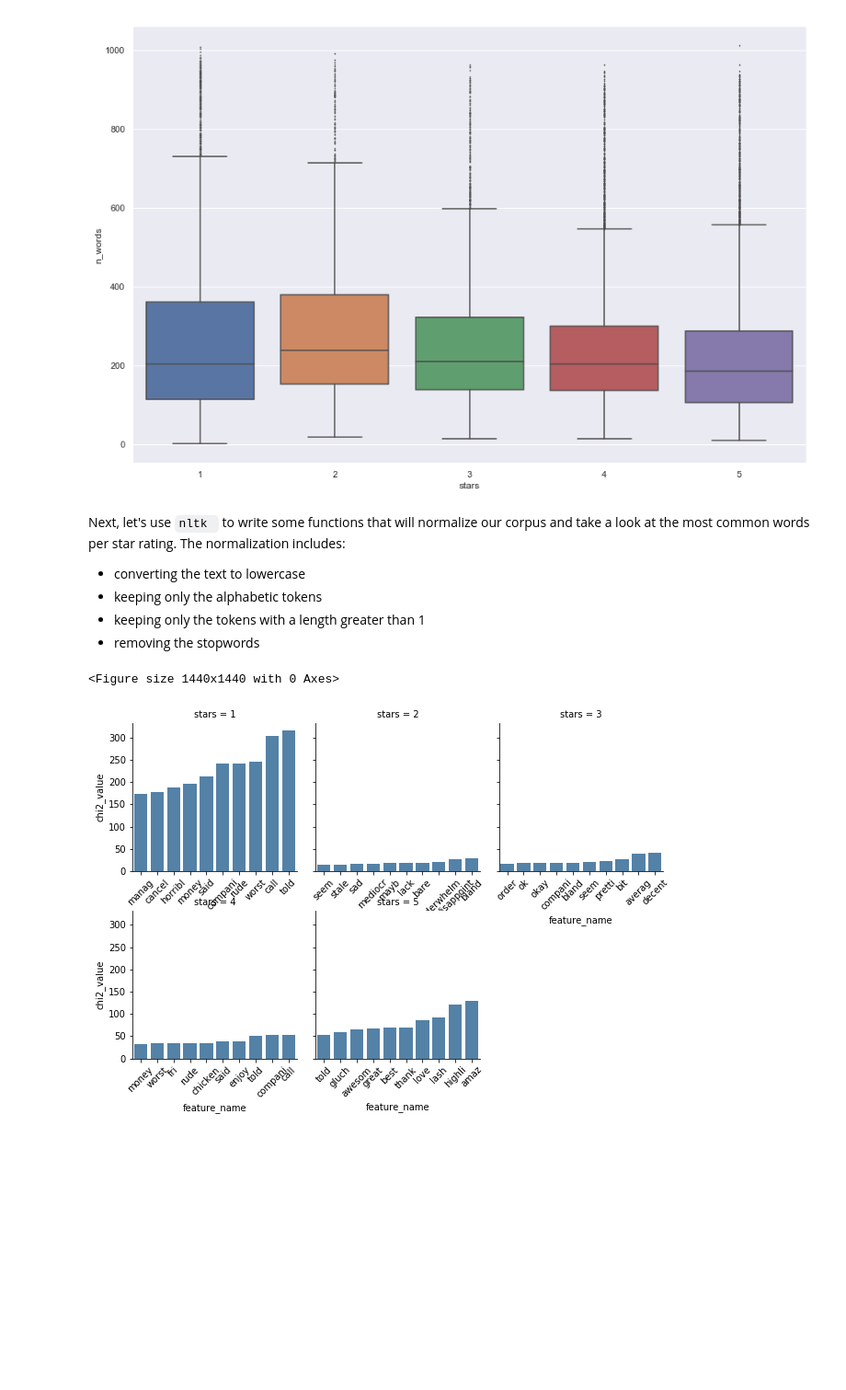
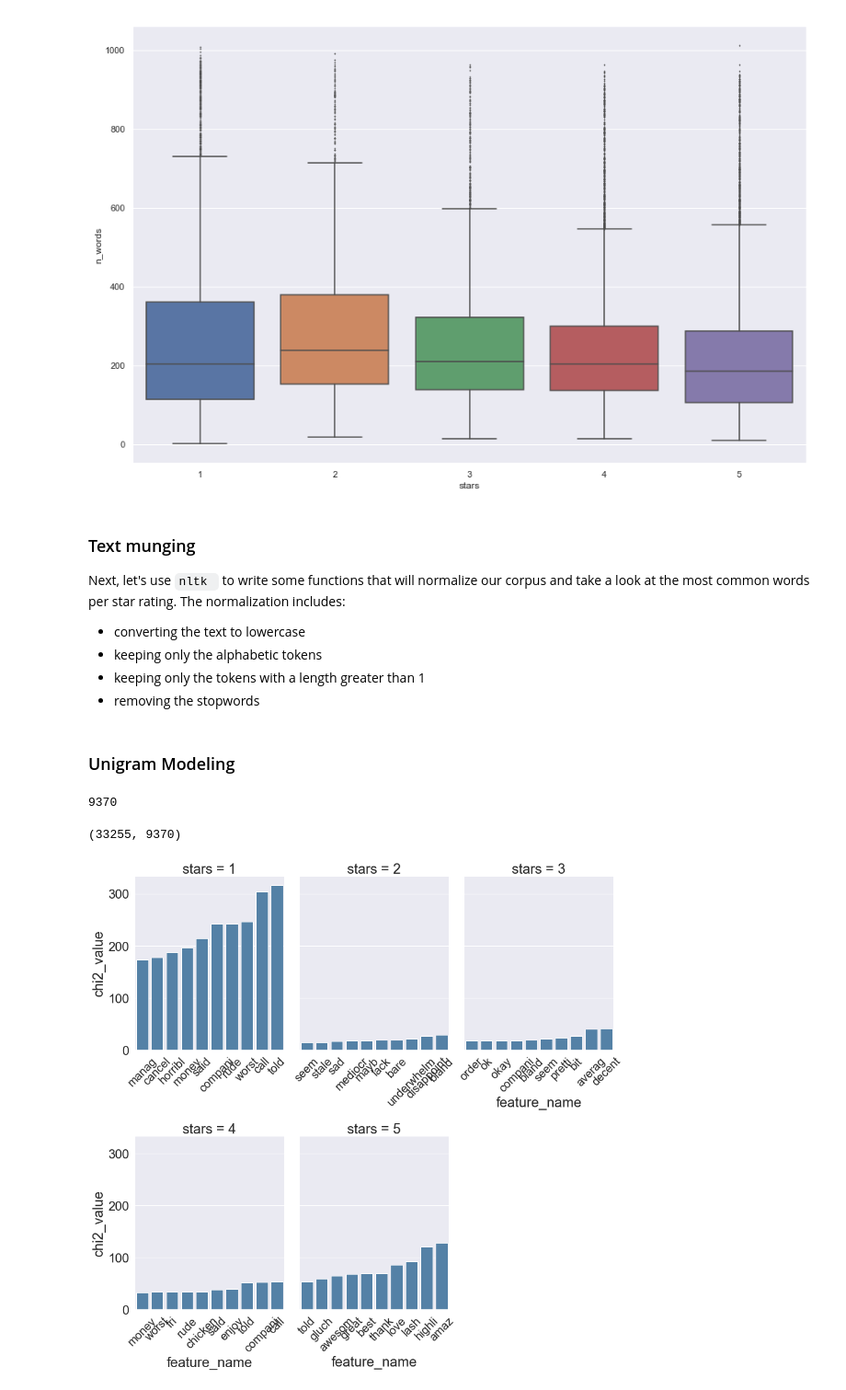
Before and after one commit to kylegilde/D620-Web-Analytics, a Jupyter notebook: Final Project/multi-class-text-classification.ipynb, the cells around one changed output. Shown at 92% size. Cells and saved outputs as stored; diff of their text form; code cells hidden in the pictures; blank space fills up the shorter version.

Commit message:
plots

```diff
--- a/Final Project/multi-class-text-classification.ipynb
+++ b/Final Project/multi-class-text-classification.ipynb
@@ -90,6 +90,8 @@ sns.boxplot(x='stars', y='n_words', fliersize=1, data=raw_data)
 <matplotlib.axes._subplots.AxesSubplot at 0x...>
 [figure]
 # %% [markdown]
+### Text munging
+
 Next, let's use `nltk ` to write some functions that will normalize our corpus and take a look at the most common words per star rating.
 The normalization includes:
 
@@ -131,4 +133,6 @@ def stem_and_clean_text(doc):
 raw_data['text_stemmed'] = raw_data.text\
     .apply(replace_contractions)\
     .apply(stem_and_clean_text)
+# %% [markdown]
+### Unigram Modeling
 # %%
@@ -140,41 +160,48 @@ unigram_dtm = tfidf_unigrams.fit_transform(raw_data.text_stemmed)
 # https://scikit-learn.org/stable/modules/generated/sklearn.feature_extraction.text.CountVectorizer.html#sklearn.feature_extraction.text.CountVectorizer
+# %%
+print(len(unigram_feature_names))
+unigram_dtm.shape
+# %% [output]
+9370
+(33255, 9370)
 # %%
+RESPONSE_LABEL_VALUES = np.sort(raw_data.stars.unique())
 
-RESPONSE_LABELS = np.sort(raw_data.stars.unique())
-
-def plot_most_correlated_tokens(dtm, fit_transformer, n_grams = 1, labels = raw_data.stars, top_n_tokens = 10):
+def plot_most_correlated_tokens(dtm, feature_names, n_grams = 1, labels = raw_data.stars, top_n_tokens = 10):
     """
 
     :param dtm:
     :param fit_transformer:
     :param n_grams:
     :param labels:
     :param top_n_tokens:
     :return: None
     Sources: https://github.com/mwaskom/seaborn/issues/867#issuecomment-184918644
     """
+    # initialize empty df
     top_chi2_df = pd.DataFrame(columns=['stars', 'feature_name', 'chi2_value'])
-    for response_label in RESPONSE_LABELS:
-        features_chi2 = chi2(dtm, labels == response_label) # calc chi^2 for the class
+    for response_label_value in RESPONSE_LABEL_VALUES:
+        features_chi2 = chi2(dtm, labels==response_label_value) # calc chi^2 for the class
         indices = np.argsort(features_chi2[0]) # get the sorted indices
-        feature_names = np.array(fit_transformer.get_feature_names())[indices] # sort feature names ascendinglyly
-        top_feature_names = feature_names[-top_n_tokens:]
+        feature_names_sorted = np.array(feature_names)[indices] # sort feature names ascendinglyly
+        top_feature_names = feature_names_sorted[-top_n_tokens:]
         top_chi2_values = np.sort(features_chi2[0])[-top_n_tokens:]
-        stars_df = pd.DataFrame({'stars': np.repeat(response_label, top_n_tokens),
+        stars_df = pd.DataFrame({'stars': np.repeat(response_label_value, top_n_tokens),
                                  'feature_name': top_feature_names,
                                  'chi2_value': top_chi2_values})
         top_chi2_df = pd.concat([top_chi2_df, stars_df], sort=True)
 
-
+    # create Faceted Grid Plot
     g = sns.FacetGrid(col="stars", col_wrap=3, sharex=False, margin_titles=True, data=top_chi2_df)
     g.map(sns.barplot, "feature_name", "chi2_value", color="steelblue")
-    [plt.setp(ax.get_xticklabels(), rotation=45) for ax in g.axes.flat]
-    plt.figure(figsize=(20, 20))
+    [plt.setp(ax.get_xticklabels(), rotation=45, fontsize=20) for ax in g.axes.flat]
+    sns.set(font_scale=2)
+    plt.subplots_adjust(hspace=.5, wspace=.1) # https://stackoverflow.com/a/43699744/4463701
+    g.fig.set_size_inches(15,15) # https://stackoverflow.com/a/46346780/4463701
 
-plot_most_correlated_tokens(unigram_dtm, tfidf_unigrams)
+plot_most_correlated_tokens(unigram_dtm, unigram_feature_names)
 
 # https://scikit-learn.org/stable/modules/generated/sklearn.feature_selection.chi2.html
 # https://github.com/scikit-learn/scikit-learn/blob/55bf5d9/sklearn/feature_selection/univariate_selection.py#L172
 # %% [output]
-<Figure size 1440x1440 with 0 Axes>
-[figure, old version]
+[figure, new version]
```
Also changed, not shown: parts of 16 cells of this notebook.
